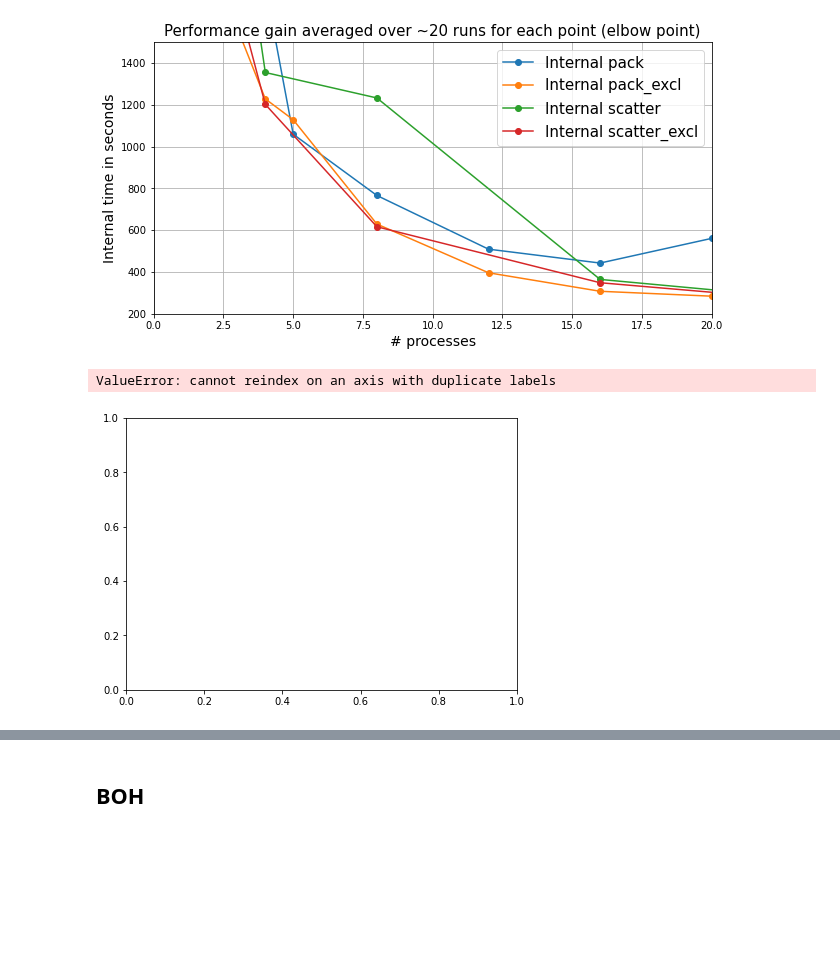
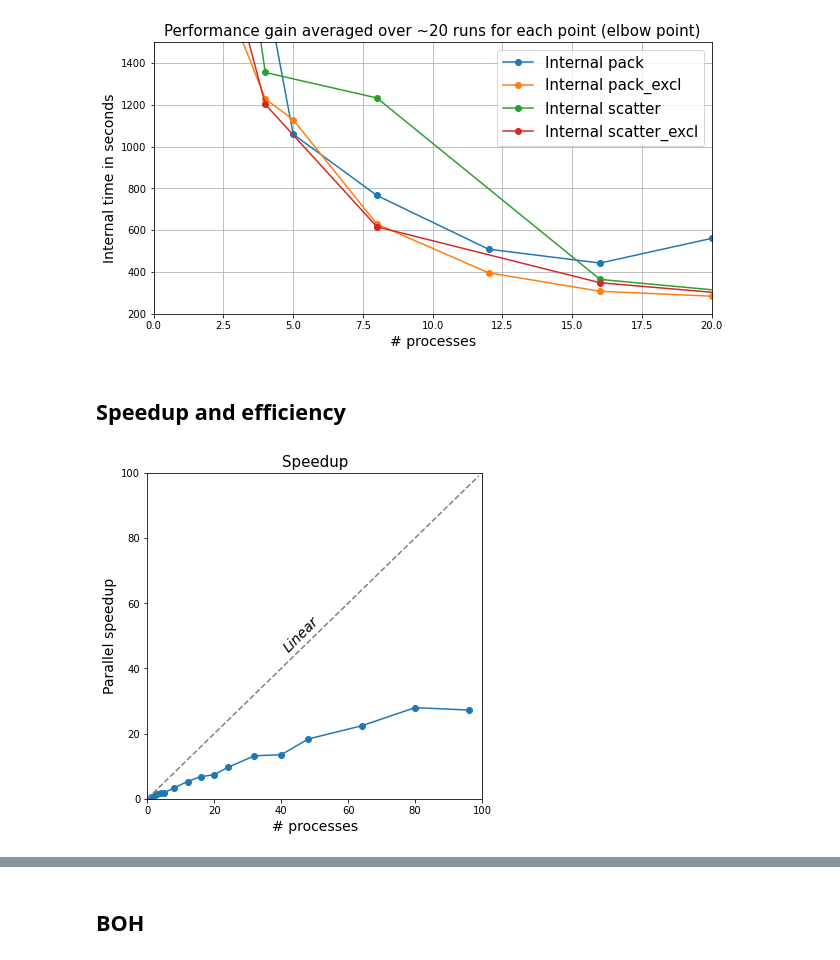
Before and after one commit to fedeizzo/ParticleSwarmOptimization-OpenMPI, a Jupyter notebook: benchmark/cluster_comparison.ipynb, the cells around one changed output, grey strips where cells are left out. Saved outputs shown, nothing was run; the diff lists cells and outputs as text; code cells hidden in the pictures; blank space fills up the shorter version.

Commit message:
add speedup and efficiency plot

```diff
--- a/benchmark/cluster_comparison.ipynb
+++ b/benchmark/cluster_comparison.ipynb
@@ -17,6 +17,8 @@ PROCESSES=[1, 4, 8, 16, 32, 64]
 THREADS=[1, 8, 16, 32]
 SELECT=[1, 2, 3, 4, 5]
 PLACES=['pack', 'scatter', 'pack:excl', 'scatter:excl']
+# %%
+SERIAL_RUN_TIME = 34 * 60 + 59 # 34m 59s
 # %%
 def process_log_dir(d):
     files = sorted(listdir(d))
@@ -456,19 +463,37 @@ plt.savefig('../report/images/processes_performance_elbow_short_report.pdf')
 plt.show()
 # %% [output]
 [figure]
-# %%
-fig, ax = plt.subplots(1, figsize=(7, 5))
-for s in [1, 2, 3, 4, 5]:
-    r = exclusive_analysis[runs.packs == s]
-    for p in PLACES:
-        r.plot(r[r.place == p],ax=ax)
-    r.sort_index(inplace=True)
-plt.rc('legend',fontsize=15)
-ax.set_xlabel('# threads', fontsize=14)
-ax.set_ylabel('# time exceed runs', fontsize=14)
-ax.set_title('Time exceed & thread numbers correlation', fontsize=15)
-#plt.savefig('../report/images/time_threads_correlation.pdf')
-plt.show()
-# %% [output]
-ValueError: cannot reindex on an axis with duplicate labels
-[figure, removed]
+# %% [markdown]
+## Speedup and efficiency
+# %%
+A =runs[runs.threads == 1][[
+    'processes', 'place', 'external_time_fede', 'internal_time_fede'
+]].rename(columns={'external_time_fede':'external_time', 'internal_time_fede':'internal_time'})
+B =runs[runs.threads == 1][[
+    'processes', 'place', 'external_time_samu', 'internal_time_samu'
+]].rename(columns={'external_time_samu':'external_time', 'internal_time_samu':'internal_time'})
+
+exclusive_analysis = pd.concat([A,B])
+exclusive_analysis = exclusive_analysis[exclusive_analysis.place == 'pack_excl'].drop(columns=['place', 'external_time'])
+exclusive_analysis = exclusive_analysis.sort_values('internal_time', ascending=False)
+mean_table = exclusive_analysis.groupby('processes').mean()
+# %%
+plt.rc('legend',fontsize=15)
+fig, ax = plt.subplots(1, figsize=(6, 6))
+
+speedup = [SERIAL_RUN_TIME / mean_table.loc[p].internal_time for p in mean_table.index]
+
+ax.set_xlim([0,100])
+ax.set_ylim([0,100])
+
+ax.plot(mean_table.index, speedup, marker='o')
+ax.plot(np.arange(100), '--', c='gray')
+
+ax.set_xlabel('# processes', fontsize=14)
+ax.set_ylabel('Parallel speedup', fontsize=14)
+ax.text(40, 45, 'Linear', style='italic', fontsize=14, rotation=45)
+plt.title('Speedup', fontsize=15)
+plt.savefig('../report/images/speedup.pdf')
+plt.show()
+# %% [output]
+[figure, added]
```
Also changed, not shown: parts of 5 cells of this notebook, 4 other files.
